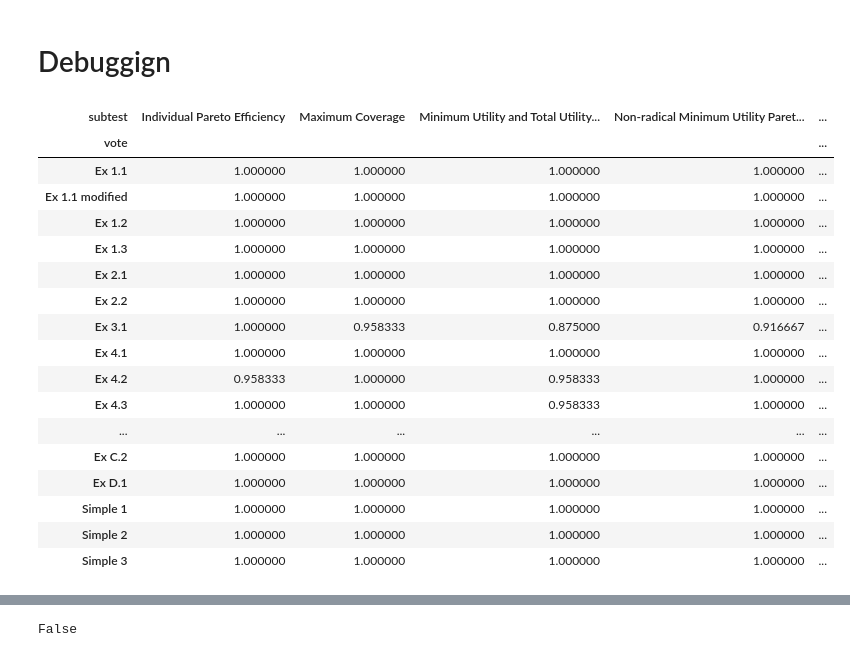
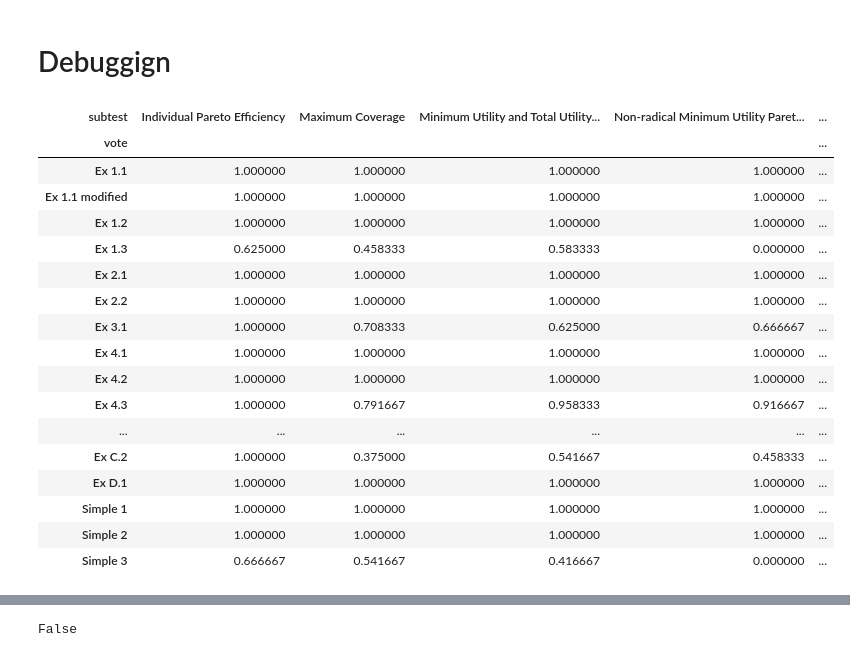
Before and after one commit to aaron-sandoval/generative_social_choice, a Jupyter notebook: generative_social_choice/plots/analyze_voting_algorithm_axiom_results.ipynb, the cells around one changed output, grey strips where cells are left out. Cells and saved outputs as stored; diff of their text form; code cells hidden in the pictures.

```diff
--- a/generative_social_choice/plots/analyze_voting_algorithm_axiom_results.ipynb
+++ b/generative_social_choice/plots/analyze_voting_algorithm_axiom_results.ipynb
@@ -205,29 +205,31 @@ df.groupby(df.columns.get_level_values(1), axis=1).mean()
 # Debuggign
 # %%
 # alg = GreedyTotalUtilityMaximization()
-alg = ExactTotalUtilityMaximization(utility_transform=GeometricTransformation(p=1.5))
+alg = SequentialPhragmenMinimax()
+# alg = ExactTotalUtilityMaximization()
+# alg = ExactTotalUtilityMaximization(utility_transform=GeometricTransformation(p=1.5))
 # %%
-df1 = df.loc[str(alg),:].unstack()
+df1 = df.loc[alg.name,:].unstack()
 df1
 # %% [output]
 | subtest | Individual Pareto Efficiency | Maximum Coverage | Minimum Utility and Total Utility... | Non-radical Minimum Utility Paret... | ... |
 | vote |  |  |  |  | ... |
 | Ex 1.1 | 1.000000 | 1.000000 | 1.000000 | 1.000000 | ... |
 | Ex 1.1 modified | 1.000000 | 1.000000 | 1.000000 | 1.000000 | ... |
 | Ex 1.2 | 1.000000 | 1.000000 | 1.000000 | 1.000000 | ... |
-| Ex 1.3 | 1.000000 | 1.000000 | 1.000000 | 1.000000 | ... |
+| Ex 1.3 | 0.625000 | 0.458333 | 0.583333 | 0.000000 | ... |
 | Ex 2.1 | 1.000000 | 1.000000 | 1.000000 | 1.000000 | ... |
 | Ex 2.2 | 1.000000 | 1.000000 | 1.000000 | 1.000000 | ... |
-| Ex 3.1 | 1.000000 | 0.958333 | 0.875000 | 0.916667 | ... |
+| Ex 3.1 | 1.000000 | 0.708333 | 0.625000 | 0.666667 | ... |
 | Ex 4.1 | 1.000000 | 1.000000 | 1.000000 | 1.000000 | ... |
-| Ex 4.2 | 0.958333 | 1.000000 | 0.958333 | 1.000000 | ... |
-| Ex 4.3 | 1.000000 | 1.000000 | 0.958333 | 1.000000 | ... |
+| Ex 4.2 | 1.000000 | 1.000000 | 1.000000 | 1.000000 | ... |
+| Ex 4.3 | 1.000000 | 0.791667 | 0.958333 | 0.916667 | ... |
 | ... | ... | ... | ... | ... | ... |
-| Ex C.2 | 1.000000 | 1.000000 | 1.000000 | 1.000000 | ... |
+| Ex C.2 | 1.000000 | 0.375000 | 0.541667 | 0.458333 | ... |
 | Ex D.1 | 1.000000 | 1.000000 | 1.000000 | 1.000000 | ... |
 | Simple 1 | 1.000000 | 1.000000 | 1.000000 | 1.000000 | ... |
 | Simple 2 | 1.000000 | 1.000000 | 1.000000 | 1.000000 | ... |
-| Simple 3 | 1.000000 | 1.000000 | 1.000000 | 1.000000 | ... |
+| Simple 3 | 0.666667 | 0.541667 | 0.416667 | 0.000000 | ... |
 # %%
 # case = rated_vote_cases["Ex 1.1 modified"]
 # case = rated_vote_cases["Ex 3.1"]
```
Also changed, not shown: parts of 11 cells of this notebook, 3 other files.
